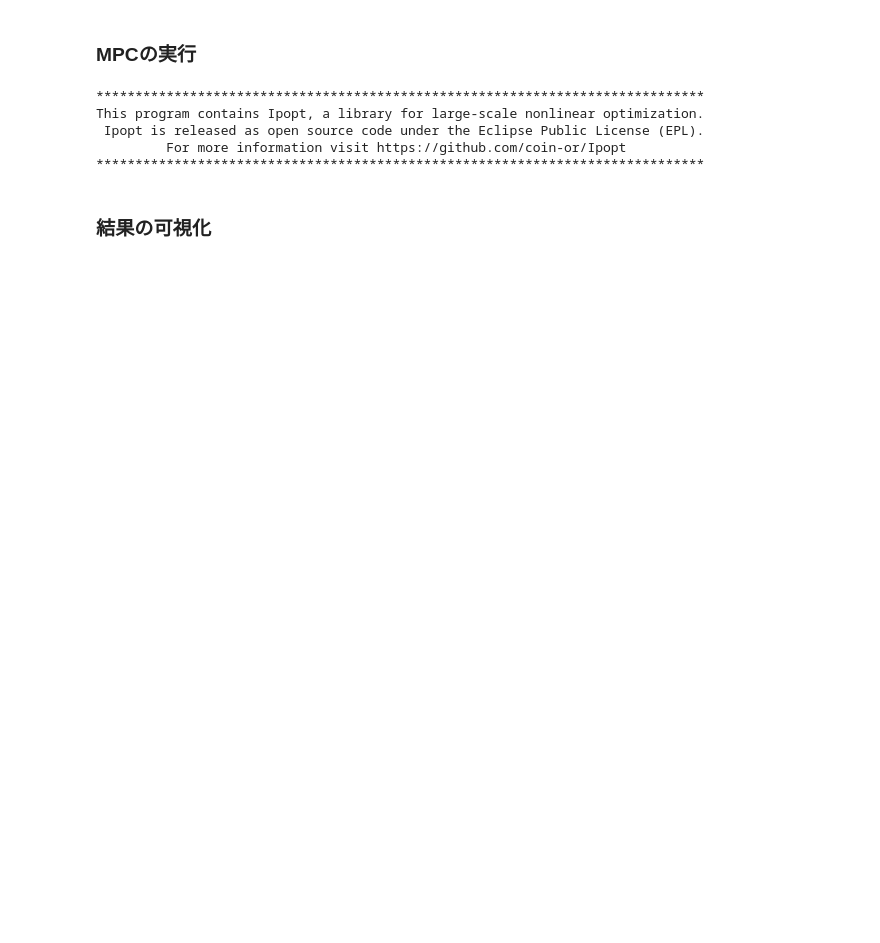
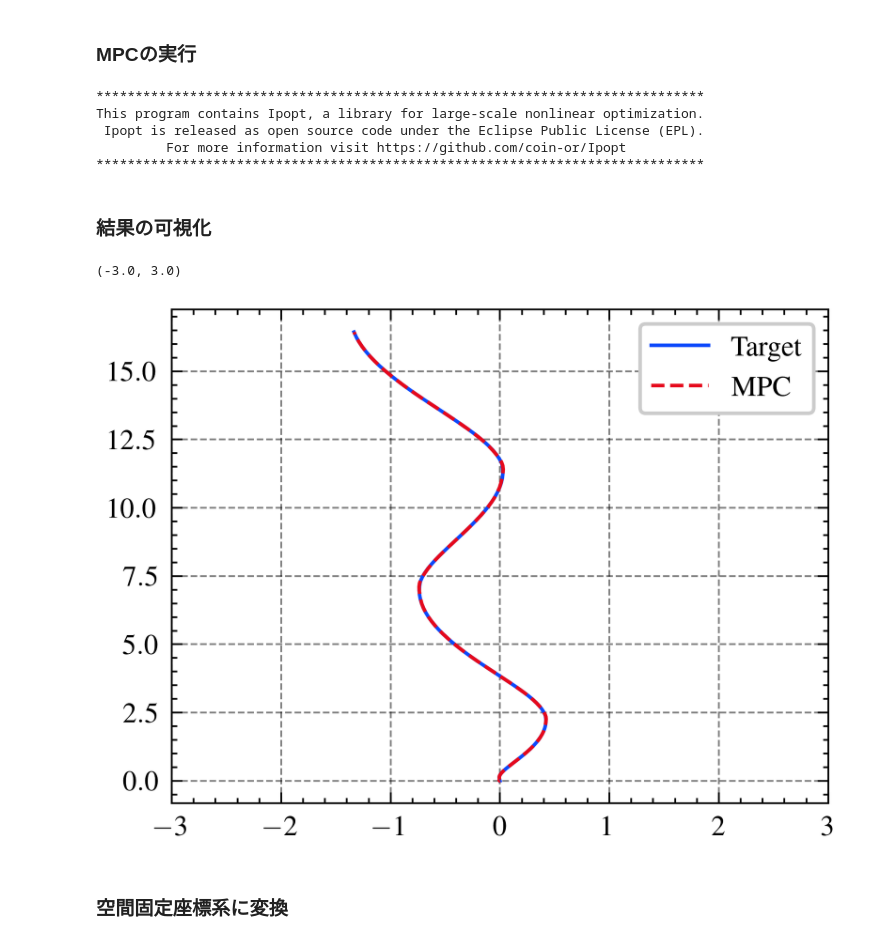
Before and after one commit to Haruki-Yama/MPC-EF-python-casadi, a Jupyter notebook: shipmmg_casadi_mpc.ipynb, the cells around one changed output. Cells and saved outputs as stored; diff of their text form; code cells hidden in the pictures; blank space fills up the shorter version.

```diff
--- a/shipmmg_casadi_mpc.ipynb
+++ b/shipmmg_casadi_mpc.ipynb
@@ -234,11 +245,11 @@ Index(['Unnamed: 0', 'time_list', 'u', 'v', 'r', 'x', 'y', 'psi', 'δ', 'npm',
 # %% [markdown]
 ### 連続時間状態方程式の時間離散化
 # %%
-def make_RK4():
+def make_RK4(start,end,k):
     states = casadi.SX.sym('states',nx) # nxの数を設定
     ctrls = casadi.SX.sym('ctrls',nu)
 
-    f = make_f()
+    f = make_f(start=start,end=end,k=k)
 
     r1 = f(x=states,u=ctrls)['x_dot']
     r2 = f(x=states+dt*r1/2,u=ctrls)['x_dot']
@@ -269,11 +264,11 @@ def make_RK4():
 # %% [markdown]
 ### 積分器の作成
 # %%
-def make_integrator():
+def make_integrator(t):
     states = casadi.SX.sym('states',nx)
     ctrls = casadi.SX.sym('ctrls',nu)
 
-    f = make_f()
+    f = make_f(t=t)
     ode = f(x=states,u=ctrls)['x_dot']
 
     dae = {'x':states,'p':ctrls,'ode':ode}
@@ -326,6 +319,6 @@ def compute_terminal_cost(x,x_ref_slice):
 # %%
-def make_nlp(x_ref_slice):
-    RK4 = make_RK4()
+def make_nlp(x_ref_slice,start,end):
+    # RK4 = make_RK4(start,end,t)
     U = [casadi.SX.sym(f'u_{k}',nu) for k in range(K)]
     X = [casadi.SX.sym(f'x_{k}',nx) for k in range(K+1)]
     G = []
@@ -333,6 +326,7 @@ def make_nlp(x_ref_slice):
     J = 0
 
     for k in range(K):
+        RK4 = make_RK4(start,end,k)
         J += compute_stage_cost(X[k],U[k],x_ref_slice,k)*dt #評価関数はC
         eq = X[k+1] - RK4(x=X[k],u=U[k])['x_next']
         G.append(eq) # 制約条件を追加
@@ -382,15 +360,13 @@ def compute_optimal_control(S,x_init,x0):
 # %%
 t_span = [0,130]
 t_eval = np.arange(*t_span,dt)
-
-x_init = casadi.DM([obs['u'][0],obs['v'][0],obs['r'][0],obs['x_bow'][0], obs['y_bow'][0], obs['x_stern'][0], obs['y_stern'][0],obs['psi'][0]])
-# x0 = casadi.vertcat(x_init,casadi.DM.zeros(nx*K),casadi.DM.zeros(nu*K))
-x0 = casadi.vertcat(x_init,casadi.DM.ones(total-nx))
+# 初期値設定
+if obs['u'][0]==obs['v'][0]==obs['r'][0]==0:
+    x_init = casadi.DM([0.001,0.001,0.001,obs['x_bow'][0], obs['y_bow'][0], obs['x_stern'][0], obs['y_stern'][0],obs['psi'][0]])
+else:
+    x_init = casadi.DM([obs['u'][0],obs['v'][0],obs['r'][0],obs['x_bow'][0], obs['y_bow'][0], obs['x_stern'][0], obs['y_stern'][0],obs['psi'][0]])
 x0 = casadi.vertcat(x_init,casadi.DM.ones(nx*K)*1,casadi.DM([0,0,0]),casadi.DM.ones(nu*(K-1))*1)
 
-
-# S = make_nlp(x_ref_slice)
-I = make_integrator()
 
 X = [x_init]
 U = []
@@ -401,7 +377,8 @@ for t in t_eval:
     end = start + K
     x_ref_slice = x_ref[start:end,:]
 
-    S = make_nlp(x_ref_slice)
+    S = make_nlp(x_ref_slice,start,end)
+    I = make_integrator(t)
     u_opt,x0 = compute_optimal_control(S,x_current,x0)
     x_current = I(x0=x_current,p=u_opt)['xf']
     X.append(x_current)
@@ -418,3 +395,17 @@ This program contains Ipopt, a library for large-scale nonlinear optimization.
 ******************************************************************************
 # %% [markdown]
 ### 結果の可視化
+# %%
+u_ref, v_ref, r_ref, x_bow_ref, y_bow_ref, x_stern_ref, y_stern_ref, psi_ref = obs[['u', 'v', 'r', 'x_bow', 'y_bow', 'x_stern', 'y_stern', 'psi']][0:int(T/dt)].values.T
+u, v, r, x_bow, y_bow, x_stern, y_stern, psi = X.T
+X_F, Y_F, N_F = U.T
+plt.plot(((y_bow_ref+y_stern_ref)/2)/L_pp, ((x_bow_ref+x_stern_ref)/2)/L_pp, label='Target')
+plt.plot(((y_bow+y_stern)/2)/L_pp, ((x_bow+x_stern)/2)/L_pp, label='MPC')
+plt.legend()
+plt.xlim(-3,3)
+# plt.plot(obs20['y'], obs20['x'], c='darkorange',linestyle='dashed')
+# %% [output]
+(-3.0, 3.0)
+[figure, added]
+# %% [markdown]
+### 空間固定座標系に変換
```
Also changed, not shown: parts of 19 cells of this notebook, 4 other files.
